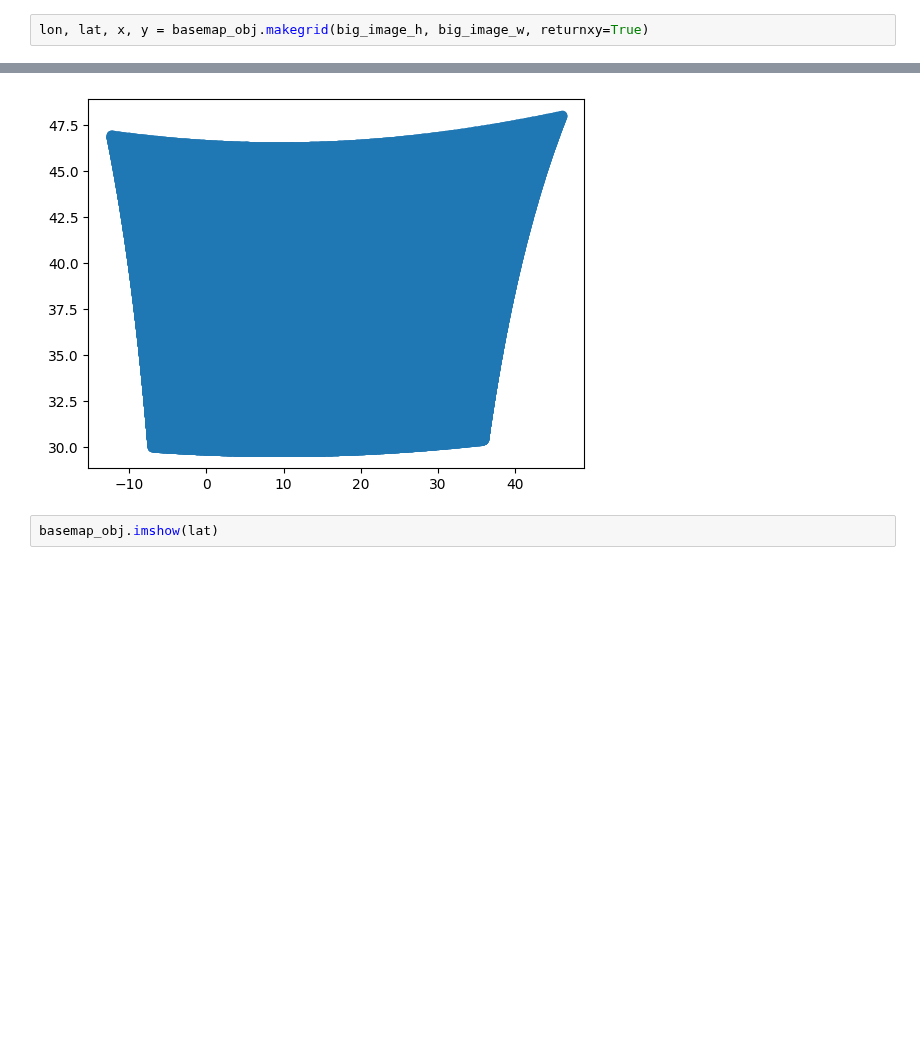
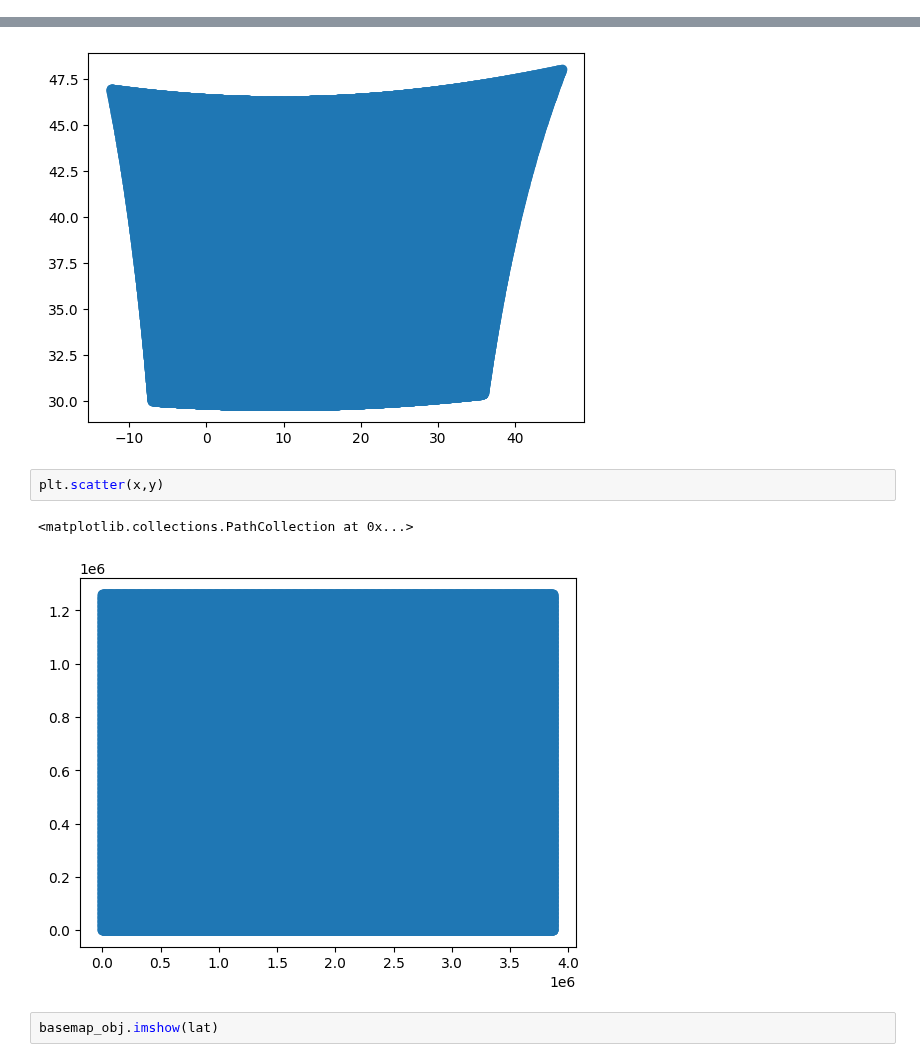
Before and after one commit to dandarm/VideoMAEv2, a Jupyter notebook: medicane_utils/geo_const.ipynb, the cells around one changed output, grey strips where cells are left out. Saved outputs shown, nothing was run; the diff lists cells and outputs as text; blank space fills up the shorter version.

```diff
--- a/medicane_utils/geo_const.ipynb
+++ b/medicane_utils/geo_const.ipynb
@@ -50,5 +53,3 @@ Xmin, Ymin = (4.656612873077393e-12, 1.3969838619232178e-12)     Xmax, Ymax = (3
 Larghezza in km: 3870.1          altezza in km: 1260.7
 pixel al km (x): 0.3333272478698965      pixel al km (y): 0.3331528375102788
 km al pixel (x): 3.0000547701708373      km al pixel (y): 3.001625342510093
-# %%
-lon, lat, x, y = basemap_obj.makegrid(big_image_h, big_image_w, returnxy=True)
@@ -92,6 +94,11 @@ plt.scatter(lon,lat)
 # %% [output]
 <matplotlib.collections.PathCollection at 0x...>
 [figure]
+# %%
+plt.scatter(x,y)
+# %% [output]
+<matplotlib.collections.PathCollection at 0x...>
+[figure, added]
 # %%
 basemap_obj.imshow(lat)
 # %% [output]
```
Also changed, not shown: parts of 10 cells of this notebook, 6 other files.
